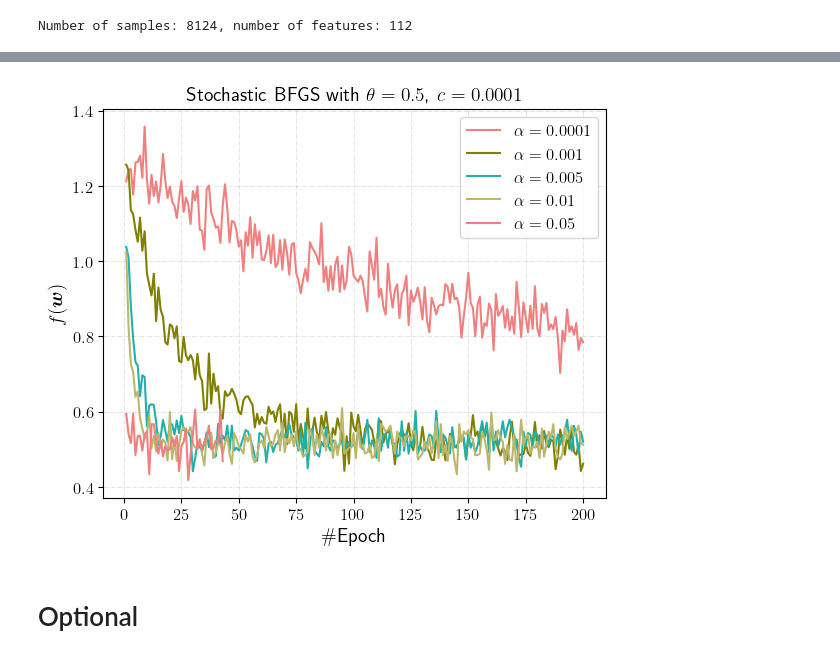
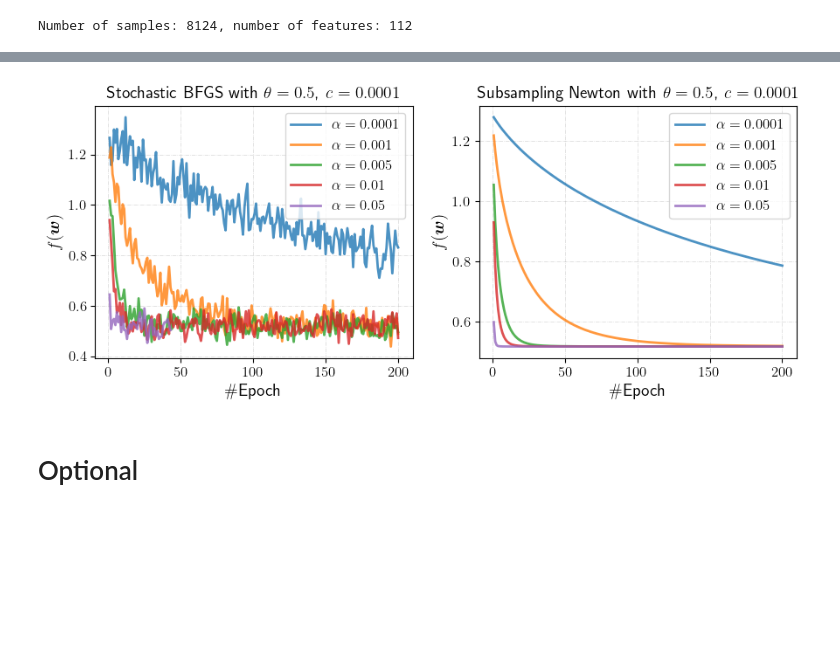
Before and after one commit to qlinhta/iasd-oml, a Jupyter notebook: omla.ipynb, the cells around one changed output, grey strips where cells are left out. Saved outputs shown, nothing was run; the diff lists cells and outputs as text; code cells hidden in the pictures; blank space fills up the shorter version.

```diff
--- a/omla.ipynb
+++ b/omla.ipynb
@@ -917,10 +925,10 @@ stochastic_bfgs = StochasticBFGS(lr, sample_size, epochs, theta=0.5, c=1e-4, alp
 
 execution_times = []
 start = time.time()
-final_point, stats_newton = subsampled_newton.optimize(start_point, tol=1e-6, use_line_search=True)
+final_point_newton, stats_newton = subsampled_newton.optimize(start_point, tol=1e-6, use_line_search=True)
 execution_times.append(time.time() - start)
 start = time.time()
-final_point, stats_bfgs = stochastic_bfgs.optimize(start_point, tol=1e-6, use_line_search=True)
+final_point_bfgs, stats_bfgs = stochastic_bfgs.optimize(start_point, tol=1e-6, use_line_search=True)
 execution_times.append(time.time() - start)
 # %%
 fig, ax = plt.subplots(1, 1, figsize=(5, 4))
@@ -955,15 +960,3 @@ for alpha_value in alpha:
     subsampled_newton = SubsamplingNewton(lr, sample_size, sample_size, epochs, theta=0.5, c=1e-4, alpha=alpha_value)
     final_point, stats = subsampled_newton.optimize(start_point, tol=1e-6, use_line_search=True)
     results[alpha_value] = (final_point, stats)
-# %%
-fig, ax = plt.subplots(figsize=(6, 5))
-for alpha_value, (final_point, stats) in results.items():
-    ax.plot(stats['epochs'], stats['losses'], label=f"$\\alpha={alpha_value}$", linestyle='-', linewidth=2, alpha=0.8)
-ax.set_xlabel(r'\#Epoch')
-ax.set_ylabel(r'$f(\boldsymbol{w})$')
-ax.set_title(r'Subsampling Newton with $\theta=0.5$, $c=0.0001$')
-ax.legend(fontsize=12, loc='upper right')
-ax.grid(True, which='both', linestyle='-.', linewidth=0.5, alpha=0.5)
-plt.tight_layout()
-plt.savefig('./figures/subsampling_newton_alpha.pdf', bbox_inches='tight')
-plt.show()
@@ -976,20 +967,28 @@ for alpha_value in alpha:
     final_point, stats = stocharistic_bfgs.optimize(start_point, tol=1e-6, use_line_search=True)
     result_bfgs[alpha_value] = (final_point, stats)
 # %%
-fig, ax = plt.subplots(figsize=(6, 5))
-colors = ['lightcoral', 'olive', 'lightseagreen', 'darkkhaki', 'lightcoral']
-for i, (alpha_value, (final_point, stats)) in enumerate(result_bfgs.items()):
-    ax.plot(stats['epochs'], stats['losses'], label=f"$\\alpha={alpha_value}$", linestyle='-', color=colors[i])
-ax.set_xlabel(r'\#Epoch')
-ax.set_ylabel(r'$f(\boldsymbol{w})$')
-ax.set_title(r'Stochastic BFGS with $\theta=0.5$, $c=0.0001$')
-ax.legend(fontsize=12, loc='upper right')
-ax.grid(True, which='both', linestyle='-.', linewidth=0.5, alpha=0.5)
+fig, ax = plt.subplots(1, 2, figsize=(9, 4))
+for alpha_value, (final_point, stats) in result_bfgs.items():
+    ax[0].plot(stats['epochs'], stats['losses'], label=f"$\\alpha={alpha_value}$", linestyle='-', linewidth=2, alpha=0.8)
+ax[0].set_xlabel(r'\#Epoch')
+ax[0].set_ylabel(r'$f(\boldsymbol{w})$')
+ax[0].set_title(r'Stochastic BFGS with $\theta=0.5$, $c=0.0001$')
+ax[0].legend(fontsize=12, loc='upper right')
+ax[0].grid(True, which='both', linestyle='-.', linewidth=0.5, alpha=0.5)
+
+for alpha_value, (final_point, stats) in results.items():
+    ax[1].plot(stats['epochs'], stats['losses'], label=f"$\\alpha={alpha_value}$", linestyle='-', linewidth=2, alpha=0.8)
+ax[1].set_xlabel(r'\#Epoch')
+ax[1].set_ylabel(r'$f(\boldsymbol{w})$')
+ax[1].set_title(r'Subsampling Newton with $\theta=0.5$, $c=0.0001$')
+ax[1].legend(fontsize=12, loc='upper right')
+ax[1].grid(True, which='both', linestyle='-.', linewidth=0.5, alpha=0.5)
+
 plt.tight_layout()
-plt.savefig('./figures/stochastic_bfgs_alpha.pdf', bbox_inches='tight')
+plt.savefig('./figures/subsampling_newton_vs_stochastic_bfgs_alpha.pdf', bbox_inches='tight')
 plt.show()
 # %% [output]
-[figure, old version]
+[figure, new version]
 # %% [markdown]
 # Optional
 # %%
```
Also changed, not shown: parts of 12 cells of this notebook, 12 other files.
